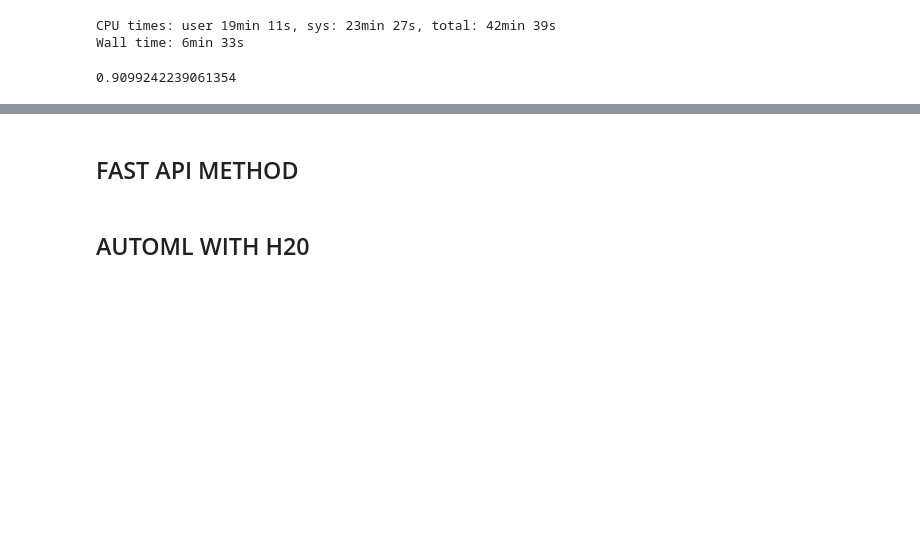
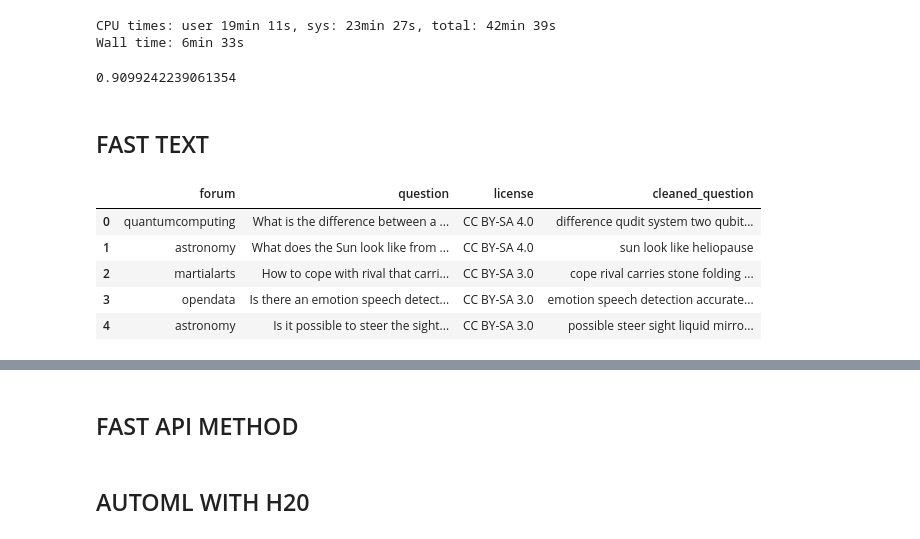
Before and after one commit to jefferyansah/forum_predictor, a Jupyter notebook: ELIIZA.ipynb, the cells around one changed output, grey strips where cells are left out. Saved outputs shown, nothing was run; the diff lists cells and outputs as text; code cells hidden in the pictures; blank space fills up the shorter version.

Commit message:
Added a Fast Text Model

```diff
--- a/ELIIZA.ipynb
+++ b/ELIIZA.ipynb
@@ -380 +562,13 @@ accuracy_score(y_valid,y_preds)
+# %% [markdown]
+## FAST TEXT
+# %%
+fast_data = _data.copy()
+fast_data.head()
+# %% [output]
+|  | forum | question | license | cleaned_question |
+| 0 | quantumcomputing | What is the difference between a ... | CC BY-SA 4.0 | difference qudit system two qubit... |
+| 1 | astronomy | What does the Sun look like from ... | CC BY-SA 4.0 | sun look like heliopause |
+| 2 | martialarts | How to cope with rival that carri... | CC BY-SA 3.0 | cope rival carries stone folding ... |
+| 3 | opendata | Is there an emotion speech detect... | CC BY-SA 3.0 | emotion speech detection accurate... |
+| 4 | astronomy | Is it possible to steer the sight... | CC BY-SA 3.0 | possible steer sight liquid mirro... |
 # %%
```
Also changed, not shown: parts of 8 cells of this notebook, 2 other files.
